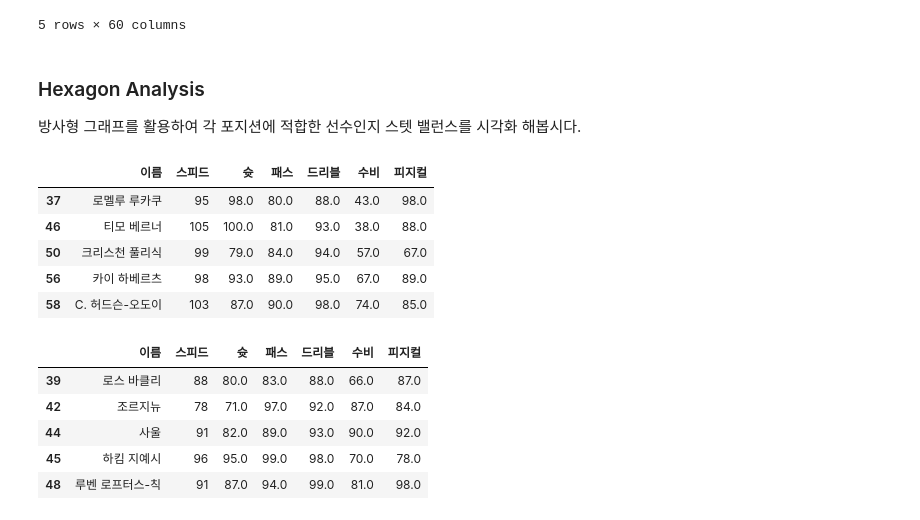
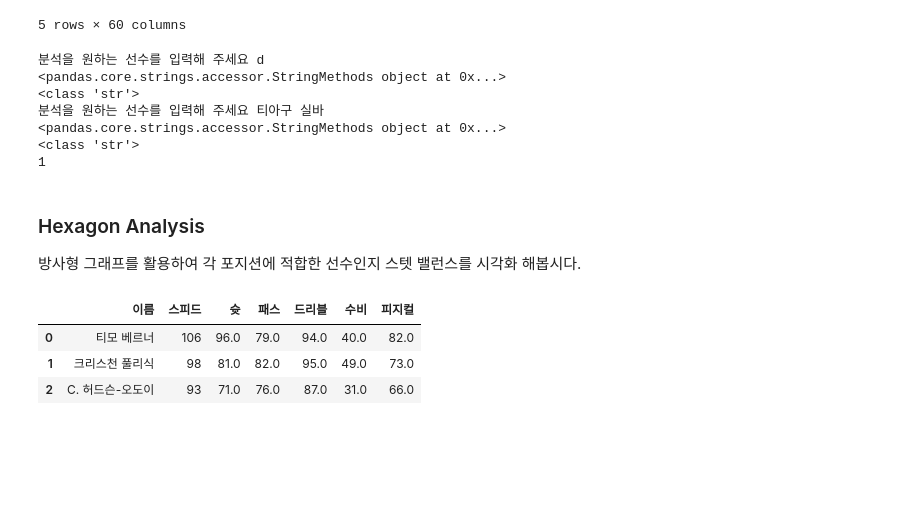
Before and after one commit to sunlee334/fifa-online-analysis, a Jupyter notebook: fifa-online-analysis.ipynb, the cells around one changed output. Drawn from its saved outputs; the diff is of its cells as text; code cells hidden in the pictures; blank space fills up the shorter version.

```diff
--- a/fifa-online-analysis.ipynb
+++ b/fifa-online-analysis.ipynb
@@ -38,6 +38,48 @@ df.head()
 | 3 | 19 | 로스 바클리 | CAM | 74 | 1993.12.05 (30세) | 186cm | 87kg | 보통 | ★★★★☆☆ | L5 – R5 | ... | ... |
 | 4 | 19 | 안토니오 뤼디거 | CB | 81 | 1993.03.03 (30세) | 190cm | 85kg | 마름 | ★★☆☆☆☆ | L3 – R5 | ... | ... |
 5 rows × 60 columns
+# %%
+global selected_class
+global selected_position
+global selected_position_detail
+global selected_player
+
+while "the answer is invalid":
+    reply = str(input("분석을 원하는 클래스를 입력해 주세요 (19/20/21) "))
+    if reply in (['19', '20', '21']):
+        selected_class = reply
+        break
+
+while "the answer is invalid":
+    reply = str(input("분석을 원하는 포지션을 입력해 주세요 (forward/midfielder/defender/goalkeeper) "))
+    if reply in (['forward', 'midfielder', 'defender', 'goalkeeper']):
+        if reply == 'forward':
+            selected_position = 'forward'
+            selected_position_detail = pd.Series(['ST', 'LW', 'RW', 'CF'])
+        elif reply == 'midfielder':
+            selected_position = 'midfielder'
+            selected_position_detail = pd.Series(['CM', 'CAM', 'CDM', 'LM', 'RM'])
+        elif reply == 'defender':
+            selected_position = 'defender'
+            selected_position_detail = pd.Series(['CB', 'RB', 'LB', 'RWB', 'LWB'])
+        elif reply == 'goalkeeper':
+            selected_position = 'goalkeeper'
+            selected_position_detail = pd.Series(['GK'])
+        break
+
+while "the answer is invalid":
+    reply = str(input("분석을 원하는 선수를 입력해 주세요 "))
+    if reply in df['name'].values:
+        selected_player = reply
+        break
+# %% [output]
+분석을 원하는 선수를 입력해 주세요 d
+<pandas.core.strings.accessor.StringMethods object at 0x...>
+<class 'str'>
+분석을 원하는 선수를 입력해 주세요 티아구 실바
+<pandas.core.strings.accessor.StringMethods object at 0x...>
+<class 'str'>
+1
 # %% [markdown]
 ### Hexagon Analysis
 
@@ -123,18 +117,7 @@ df_19_gk.reset_index(drop=False, inplace=True)
 # %%
-df_21_fw.head()
+player_df.head()
 # %% [output]
 |  | 이름 | 스피드 | 슛 | 패스 | 드리블 | 수비 | 피지컬 |
-| 37 | 로멜루 루카쿠 | 95 | 98.0 | 80.0 | 88.0 | 43.0 | 98.0 |
-| 46 | 티모 베르너 | 105 | 100.0 | 81.0 | 93.0 | 38.0 | 88.0 |
-| 50 | 크리스천 풀리식 | 99 | 79.0 | 84.0 | 94.0 | 57.0 | 67.0 |
-| 56 | 카이 하베르츠 | 98 | 93.0 | 89.0 | 95.0 | 67.0 | 89.0 |
-| 58 | C. 허드슨-오도이 | 103 | 87.0 | 90.0 | 98.0 | 74.0 | 85.0 |
+| 0 | 티모 베르너 | 106 | 96.0 | 79.0 | 94.0 | 40.0 | 82.0 |
+| 1 | 크리스천 풀리식 | 98 | 81.0 | 82.0 | 95.0 | 49.0 | 73.0 |
+| 2 | C. 허드슨-오도이 | 93 | 71.0 | 76.0 | 87.0 | 31.0 | 66.0 |
-# %%
-df_21_mf.head()
-# %% [output]
-|  | 이름 | 스피드 | 슛 | 패스 | 드리블 | 수비 | 피지컬 |
-| 39 | 로스 바클리 | 88 | 80.0 | 83.0 | 88.0 | 66.0 | 87.0 |
-| 42 | 조르지뉴 | 78 | 71.0 | 97.0 | 92.0 | 87.0 | 84.0 |
-| 44 | 사울 | 91 | 82.0 | 89.0 | 93.0 | 90.0 | 92.0 |
-| 45 | 하킴 지예시 | 96 | 95.0 | 99.0 | 98.0 | 70.0 | 78.0 |
-| 48 | 루벤 로프터스-칙 | 91 | 87.0 | 94.0 | 99.0 | 81.0 | 98.0 |
```
Also changed, not shown: parts of 5 cells of this notebook, 2 other files.
